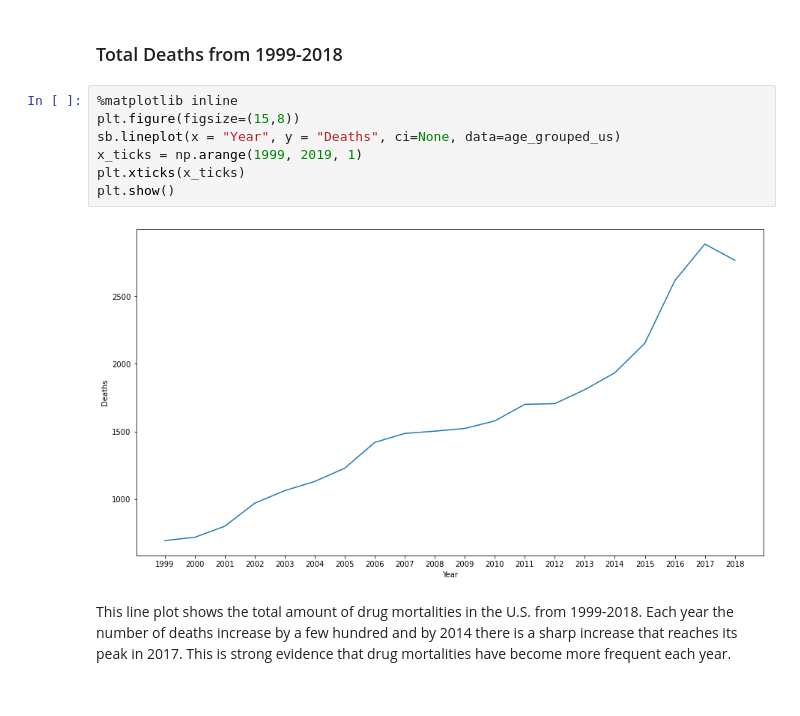
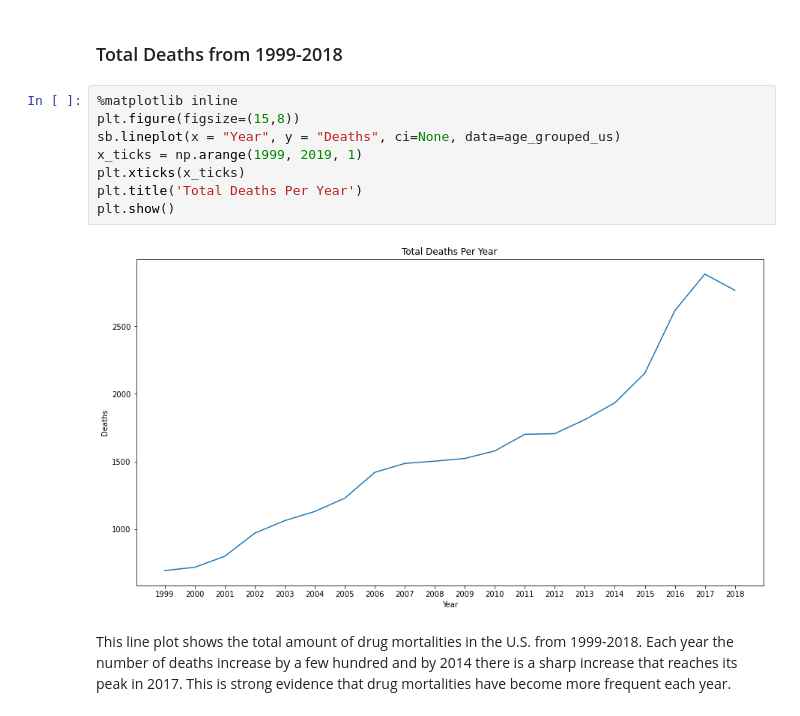
Before and after one commit to cwaggles/TOOL1_FINAL_PROJECT, a Jupyter notebook: Data Science Tools 1 - Final Project.ipynb, the cells around one changed output. Saved outputs shown, nothing was run; the diff lists cells and outputs as text.

```diff
--- a/Data Science Tools 1 - Final Project.ipynb
+++ b/Data Science Tools 1 - Final Project.ipynb
@@ -195,12 +195,13 @@ other_races_US.head()
 # %%
 %matplotlib inline
 plt.figure(figsize=(15,8))
 sb.lineplot(x = "Year", y = "Deaths", ci=None, data=age_grouped_us)
 x_ticks = np.arange(1999, 2019, 1)
 plt.xticks(x_ticks)
+plt.title('Total Deaths Per Year')
 plt.show()
 # %% [output]
-[figure, old version]
+[figure, new version]
 # %% [markdown]
 This line plot shows the total amount of drug mortalities in the U.S. from 1999-2018. Each year the number of deaths increase by a few hundred and by 2014 there is a sharp increase that reaches its peak in 2017. This is strong evidence that drug mortalities have become more frequent each year.
 # %% [markdown]
```
Also changed, not shown: parts of 9 cells of this notebook.
